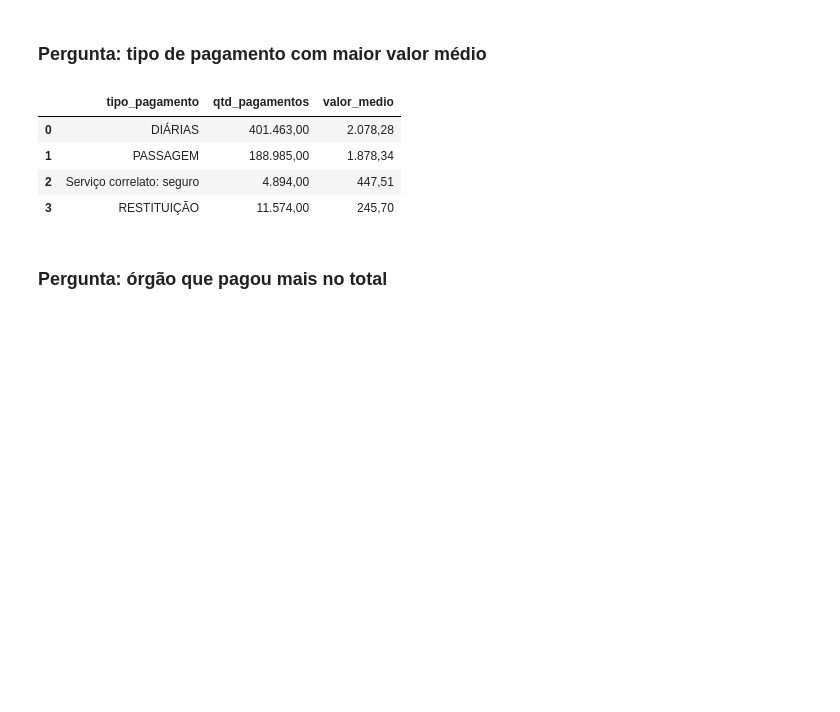
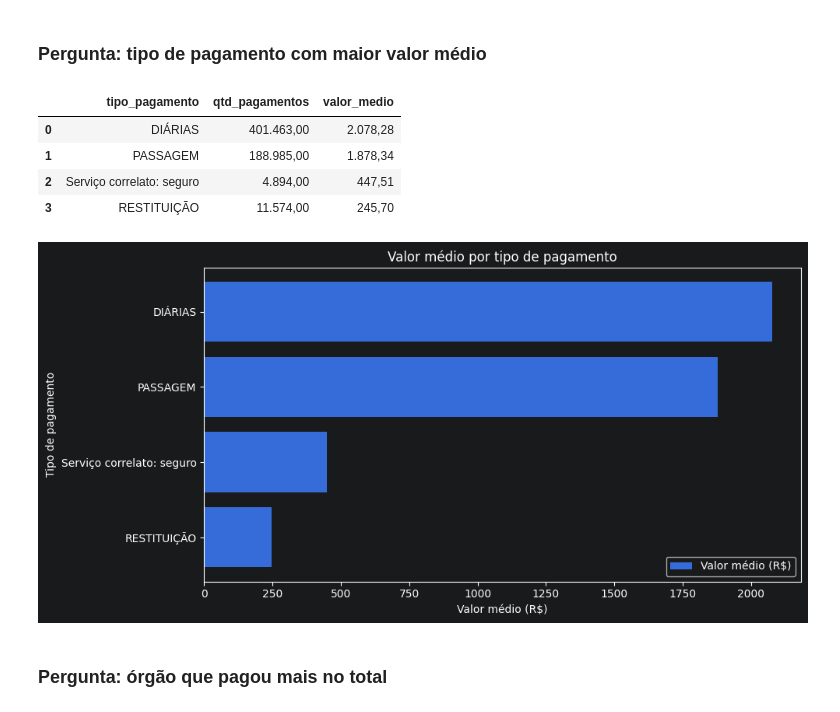
Before and after one commit to Lpzeta/Projeto-Avaliativo-Modulo1-FelipeCosta, a Jupyter notebook: 3_analise.ipynb, the cells around one changed output. Saved outputs shown, nothing was run; the diff lists cells and outputs as text; code cells hidden in the pictures; blank space fills up the shorter version.

```diff
--- a/3_analise.ipynb
+++ b/3_analise.ipynb
@@ -226,19 +237,24 @@ display(q2)
 # %%
 q4 = consultar("""
 SELECT tipo_pagamento,
        SUM(qtd_pagamentos) AS qtd_pagamentos,
        ROUND(SUM(valor_total) / NULLIF(SUM(qtd_pagamentos), 0), 2) AS valor_medio
 FROM gold_pagamento
 GROUP BY tipo_pagamento
 ORDER BY valor_medio DESC
 """)
 display(q4)
+
+grafico_barras(q4, "tipo_pagamento", "valor_medio",
+               "Valor médio por tipo de pagamento",
+               "Tipo de pagamento", "Valor médio (R$)")
 # %% [output]
 |  | tipo_pagamento | qtd_pagamentos | valor_medio |
 | 0 | DIÁRIAS | 401.463,00 | 2.078,28 |
 | 1 | PASSAGEM | 188.985,00 | 1.878,34 |
 | 2 | Serviço correlato: seguro | 4.894,00 | 447,51 |
 | 3 | RESTITUIÇÃO | 11.574,00 | 245,70 |
+[figure, added]
 # %% [markdown]
 ### Pergunta: órgão que pagou mais no total
 # %%
```
Also changed, not shown: parts of 3 cells of this notebook.
